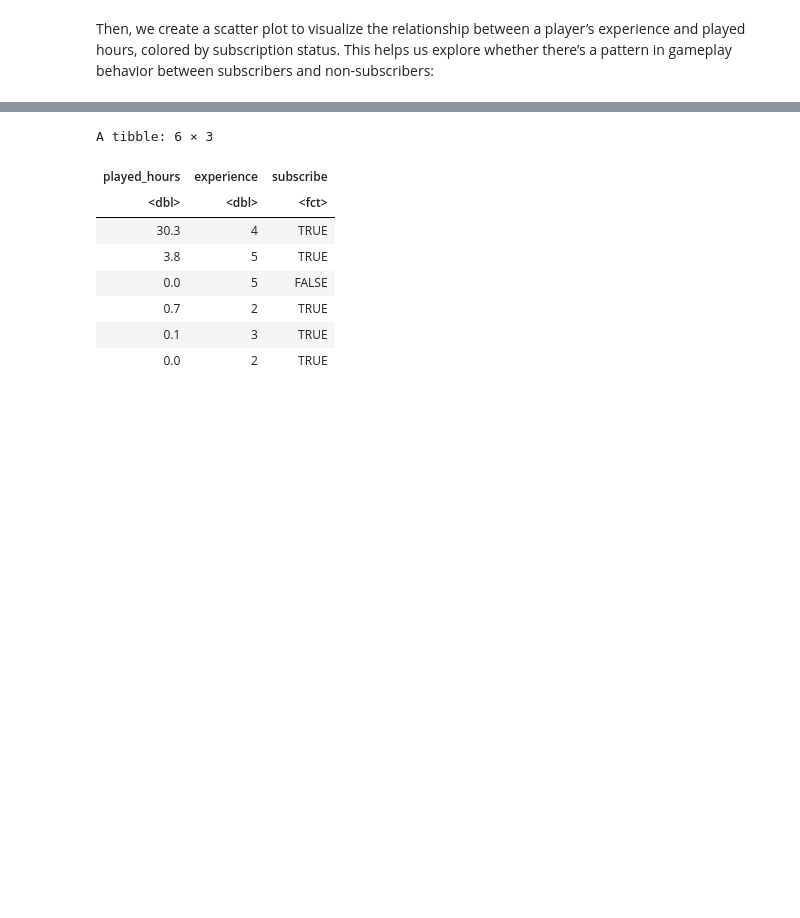
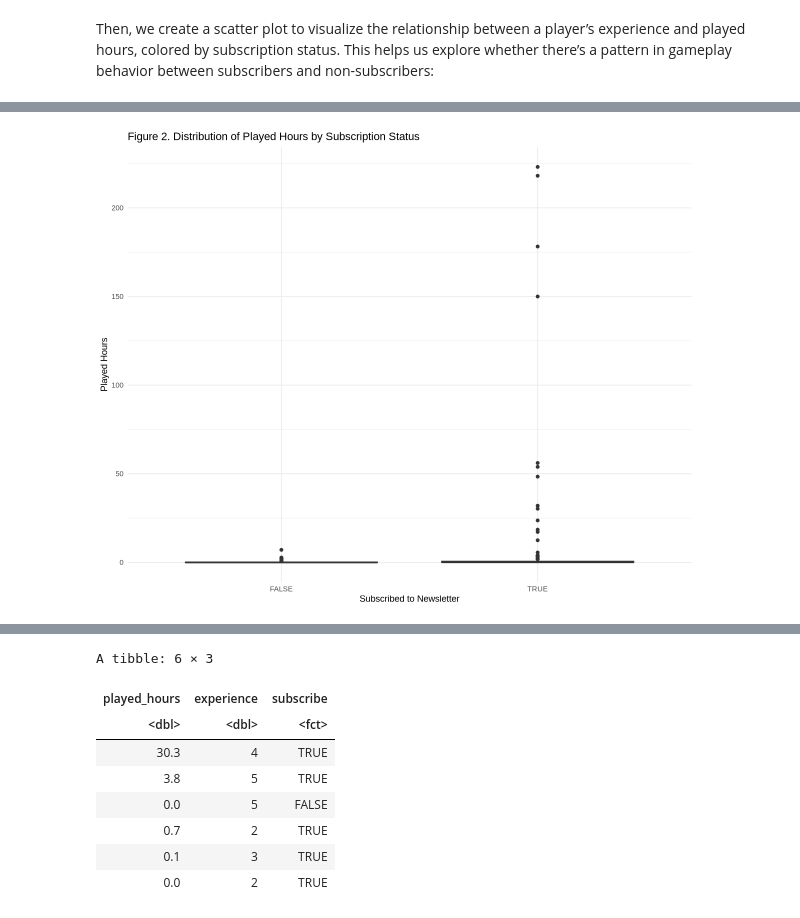
Before and after one commit to emmah47/dsci-group-project, a Jupyter notebook: Individual.ipynb, the cells around one changed output, grey strips where cells are left out. Drawn from its saved outputs; the diff is of its cells as text; code cells hidden in the pictures; blank space fills up the shorter version.

```diff
--- a/Individual.ipynb
+++ b/Individual.ipynb
@@ -186,0 +194,12 @@ players_plot
+# %%
+#Making a box plot of played hours by subscription status
+ggplot(players_data, aes(x = subscribe, y = played_hours, fill = subscribe)) +
+  geom_boxplot() +
+  scale_fill_manual(values = c("FALSE" = "#FF6B6B", "TRUE" = "#4ECDC4")) +
+  labs(title = "Figure 2. Distribution of Played Hours by Subscription Status",
+       x = "Subscribed to Newsletter",
+       y = "Played Hours") +
+  theme_minimal() +
+  theme(legend.position = "none")
+# %% [output]
+[figure, added]
```
Also changed, not shown: parts of 21 cells of this notebook.
